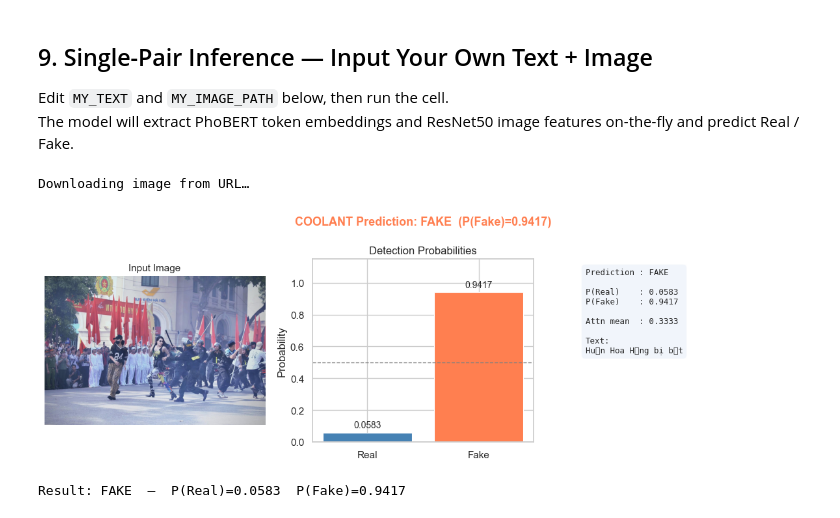
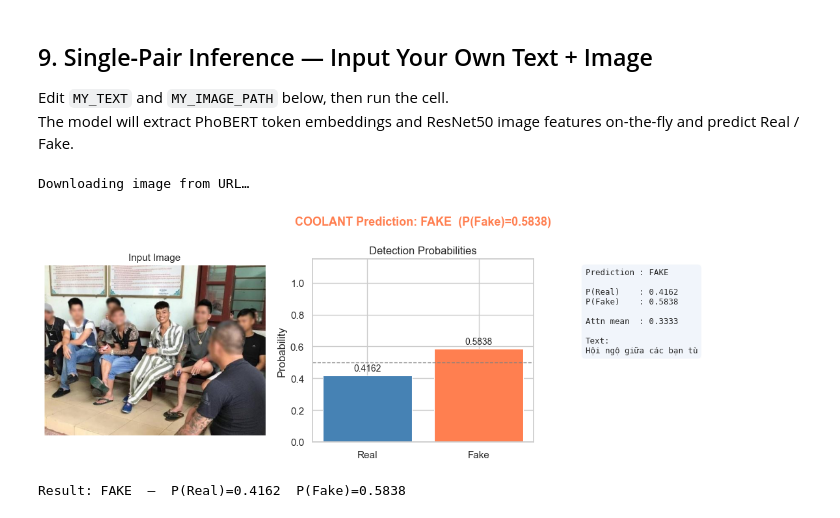
Before and after one commit to ltruonghai257/fake-new-detection, a Jupyter notebook: notebooks/pipeline/03-1_coolant_visualize.ipynb, the cells around one changed output. Cells and saved outputs as stored; diff of their text form; code cells hidden in the pictures.

```diff
--- a/notebooks/pipeline/03-1_coolant_visualize.ipynb
+++ b/notebooks/pipeline/03-1_coolant_visualize.ipynb
@@ -444,8 +444,8 @@ The model will extract PhoBERT token embeddings and ResNet50 image features on-t
 # %%
 # ── YOUR INPUT ─────────────────────────────────────────────────────────────
 # Edit these two values and re-run the cell.
-MY_TEXT = "Tenzing Norgay - 1 trong 2 người đầu tiên chinh phục Everest"
-MY_IMAGE = "https://kenh14cdn.com/203336854389633024/2026/8/3/1469-17857483203781381376038-1785751212109-17857512191651841393608.jpg"  # local path  OR  http(s):// URL, e.g.:
+MY_TEXT = "Hội ngộ giữa các bạn tù"
+MY_IMAGE = "https://mtg.1cdn.vn/2020/08/03/12/images-motthegioi-vn-8443_na-.jpg"  # local path  OR  http(s):// URL, e.g.:
 #               MY_IMAGE = "/path/to/photo.jpg"
 #               MY_IMAGE = "https://example.com/photo.jpg"
 #               Leave empty ("") to use a blank (zero) image tensor.
@@ -595,32 +595,32 @@ summary = (
     f"Prediction : {pred_label}\n\n"
     f"P(Real)    : {real_prob:.4f}\n"
     f"P(Fake)    : {fake_prob:.4f}\n\n"
     f"Attn mean  : {attn_mean:.4f}\n\n"
     f"Text:\n{wrap_text}"
 )
 ax_txt.text(
     0.02,
     0.95,
     summary,
     va="top",
     ha="left",
     fontsize=9,
     transform=ax_txt.transAxes,
     family="monospace",
     bbox=dict(boxstyle="round,pad=0.5", facecolor="#eef3fb", alpha=0.8),
 )
 
 color = "coral" if pred_label == "FAKE" else "steelblue"
 plt.suptitle(
     f"COOLANT Prediction: {pred_label}  (P(Fake)={fake_prob:.4f})",
     fontsize=13,
     fontweight="bold",
     color=color,
 )
 plt.tight_layout()
 plt.show()
 print(f"\nResult: {pred_label}  —  P(Real)={real_prob:.4f}  P(Fake)={fake_prob:.4f}")
 # %% [output]
 Downloading image from URL…
-[figure, old version]
+[figure, new version]
-Result: FAKE  —  P(Real)=0.0583  P(Fake)=0.9417
+Result: FAKE  —  P(Real)=0.4162  P(Fake)=0.5838
```
Also changed, not shown: 7 other files.
